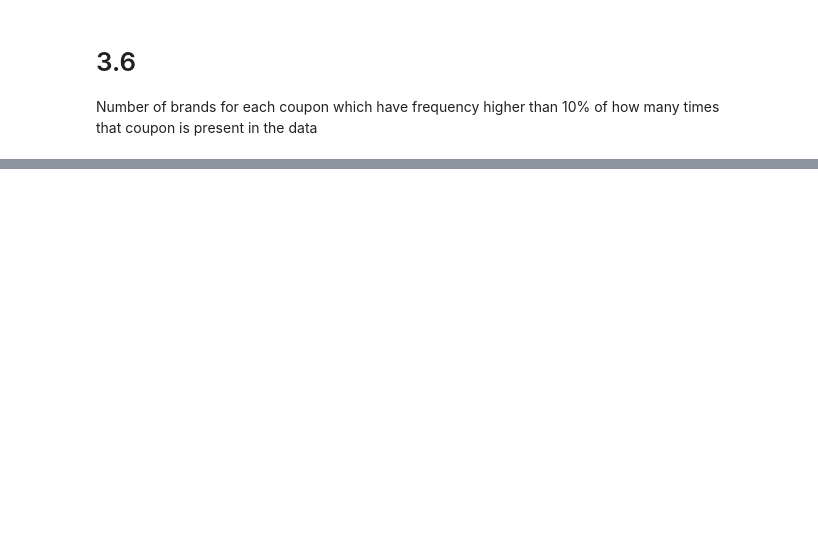
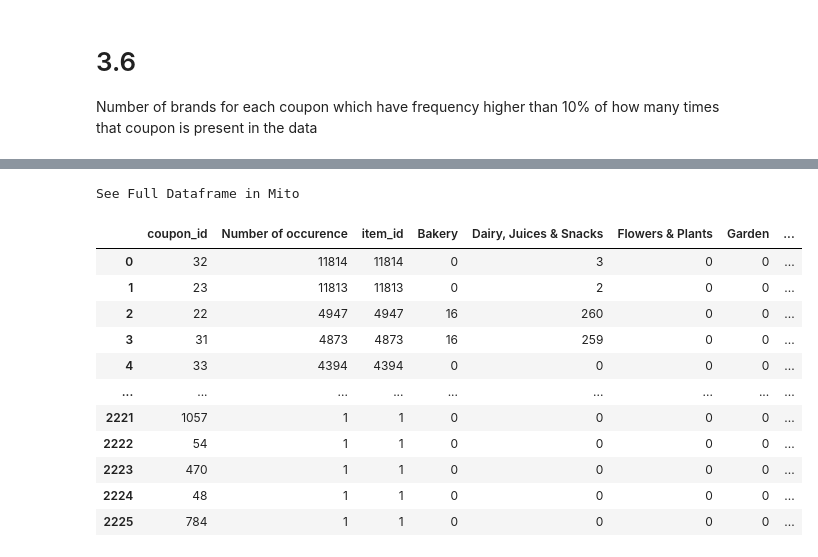
Before and after one commit to ArunavRajkhowa/Python-Notebooks-Problem-Solving, a Jupyter notebook: Datahandling_problems.ipynb, the cells around one changed output, grey strips where cells are left out. Drawn from its saved outputs; the diff is of its cells as text; code cells hidden in the pictures; blank space fills up the shorter version.

```diff
--- a/Datahandling_problems.ipynb
+++ b/Datahandling_problems.ipynb
@@ -428,0 +455,6 @@ many times that coupon is present in the data
+# %%
+#del df_number['num_brand_y']
+
+temp=pd.merge(temp,df_number[['coupon_id','Number of occurence']],
+             on=['coupon_id'],how='left')
+temp
@@ -428,0 +475,5 @@ many times that coupon is present in the data
+# %%
+temp['brand_frequency'] = temp['brand_count']/temp['Number of occurence']
+temp=temp[temp['brand_frequency']>=0.1]
+print(temp.shape)
+temp
@@ -428,0 +495,4 @@ many times that coupon is present in the data
+# %%
+temp=temp['coupon_id'].value_counts().reset_index()
+temp.columns=['coupon_id','high_freq_brand_count']
+temp
@@ -428,0 +513,18 @@ many times that coupon is present in the data
+# %%
+coupon_features=pd.merge(coupon_features,temp,how='left',on=['coupon_id'])
+# %%
+coupon_features
+# %% [output]
+See Full Dataframe in Mito
+|  | coupon_id | Number of occurence | item_id | Bakery | Dairy, Juices & Snacks | Flowers & Plants | Garden | ... |
+| 0 | 32 | 11814 | 11814 | 0 | 3 | 0 | 0 | ... |
+| 1 | 23 | 11813 | 11813 | 0 | 2 | 0 | 0 | ... |
+| 2 | 22 | 4947 | 4947 | 16 | 260 | 0 | 0 | ... |
+| 3 | 31 | 4873 | 4873 | 16 | 259 | 0 | 0 | ... |
+| 4 | 33 | 4394 | 4394 | 0 | 0 | 0 | 0 | ... |
+| ... | ... | ... | ... | ... | ... | ... | ... | ... |
+| 2221 | 1057 | 1 | 1 | 0 | 0 | 0 | 0 | ... |
+| 2222 | 54 | 1 | 1 | 0 | 0 | 0 | 0 | ... |
+| 2223 | 470 | 1 | 1 | 0 | 0 | 0 | 0 | ... |
+| 2224 | 48 | 1 | 1 | 0 | 0 | 0 | 0 | ... |
+| 2225 | 784 | 1 | 1 | 0 | 0 | 0 | 0 | ... |
```
Also changed, not shown: parts of 19 cells of this notebook.
